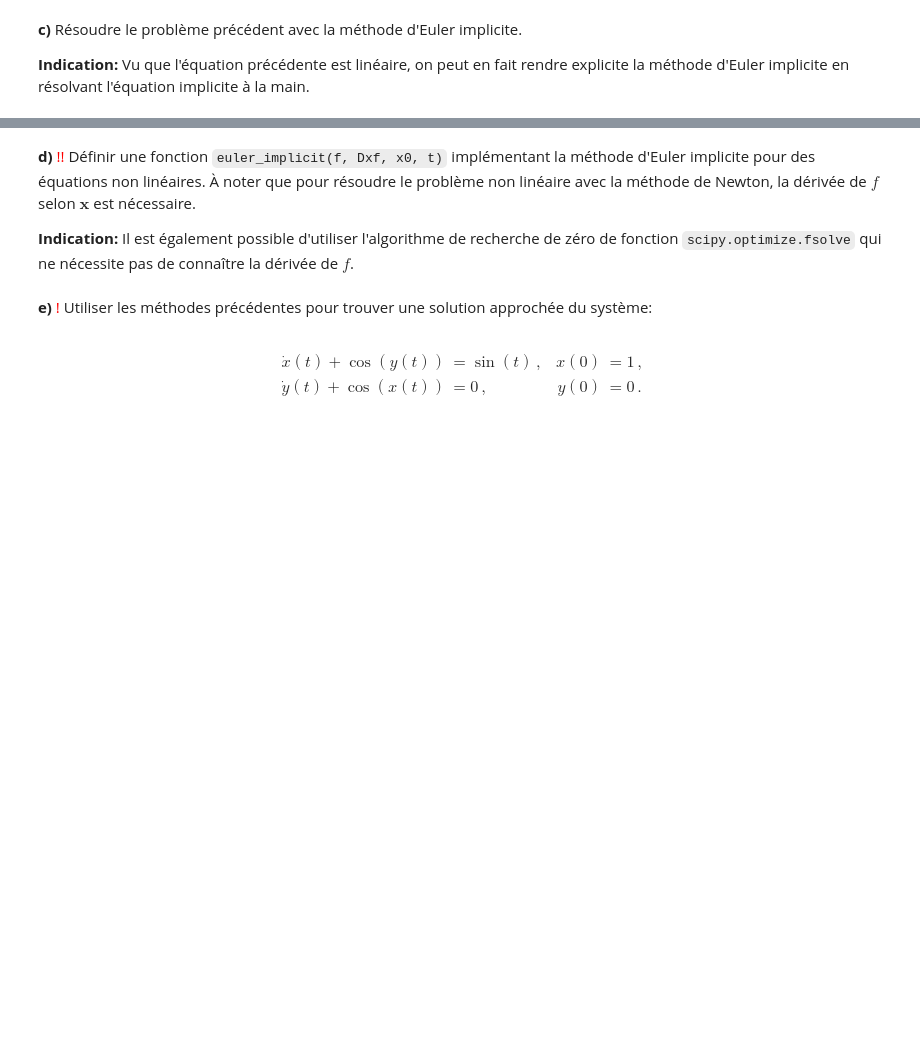
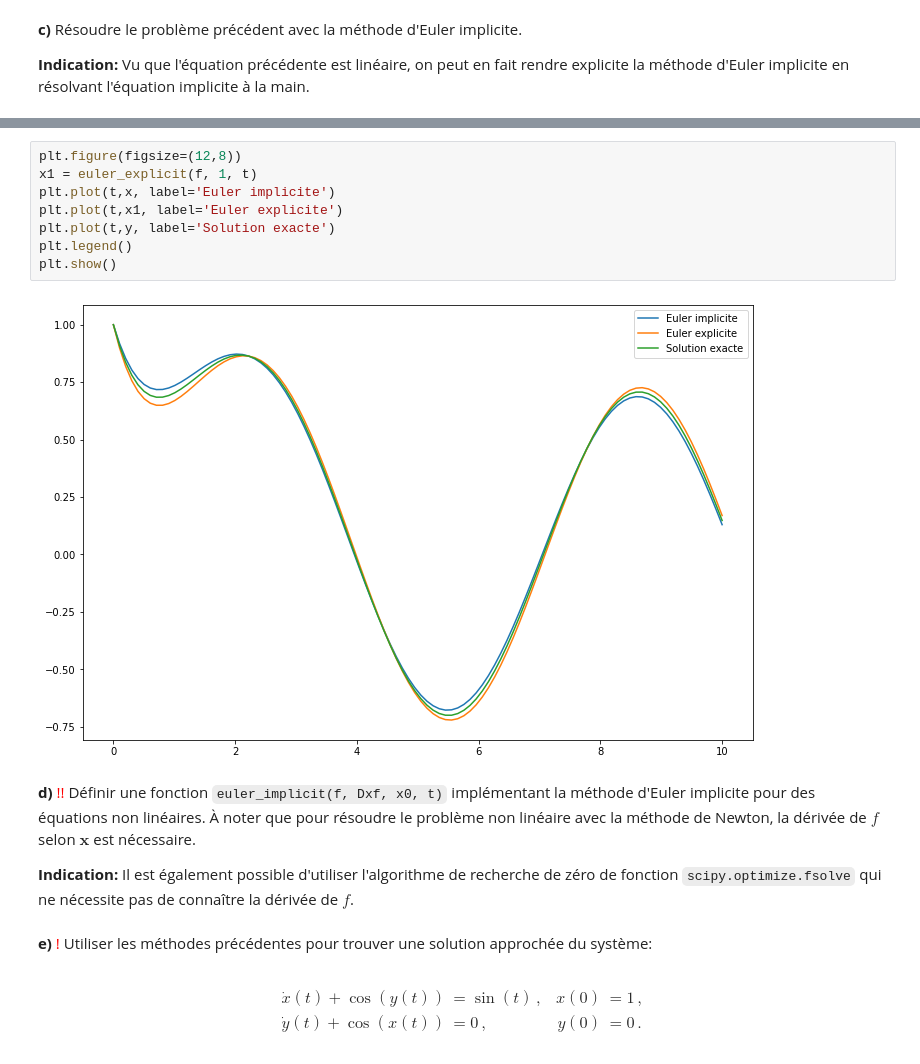
Before and after one commit to AntonioHorcasSerrano/LU2MA100, a Jupyter notebook: chap10.ipynb, the cells around one changed output, grey strips where cells are left out. Cells and saved outputs as stored; diff of their text form; blank space fills up the shorter version.

```diff
--- a/chap10.ipynb
+++ b/chap10.ipynb
@@ -164,3 +188,13 @@ plt.show()
+# %%
+plt.figure(figsize=(12,8))
+x1 = euler_explicit(f, 1, t)
+plt.plot(t,x, label='Euler implicite')
+plt.plot(t,x1, label='Euler explicite')
+plt.plot(t,y, label='Solution exacte')
+plt.legend()
+plt.show()
+# %% [output]
+[figure, added]
 # %% [markdown]
 
 **d)**
```
Also changed, not shown: parts of 5 cells of this notebook.
